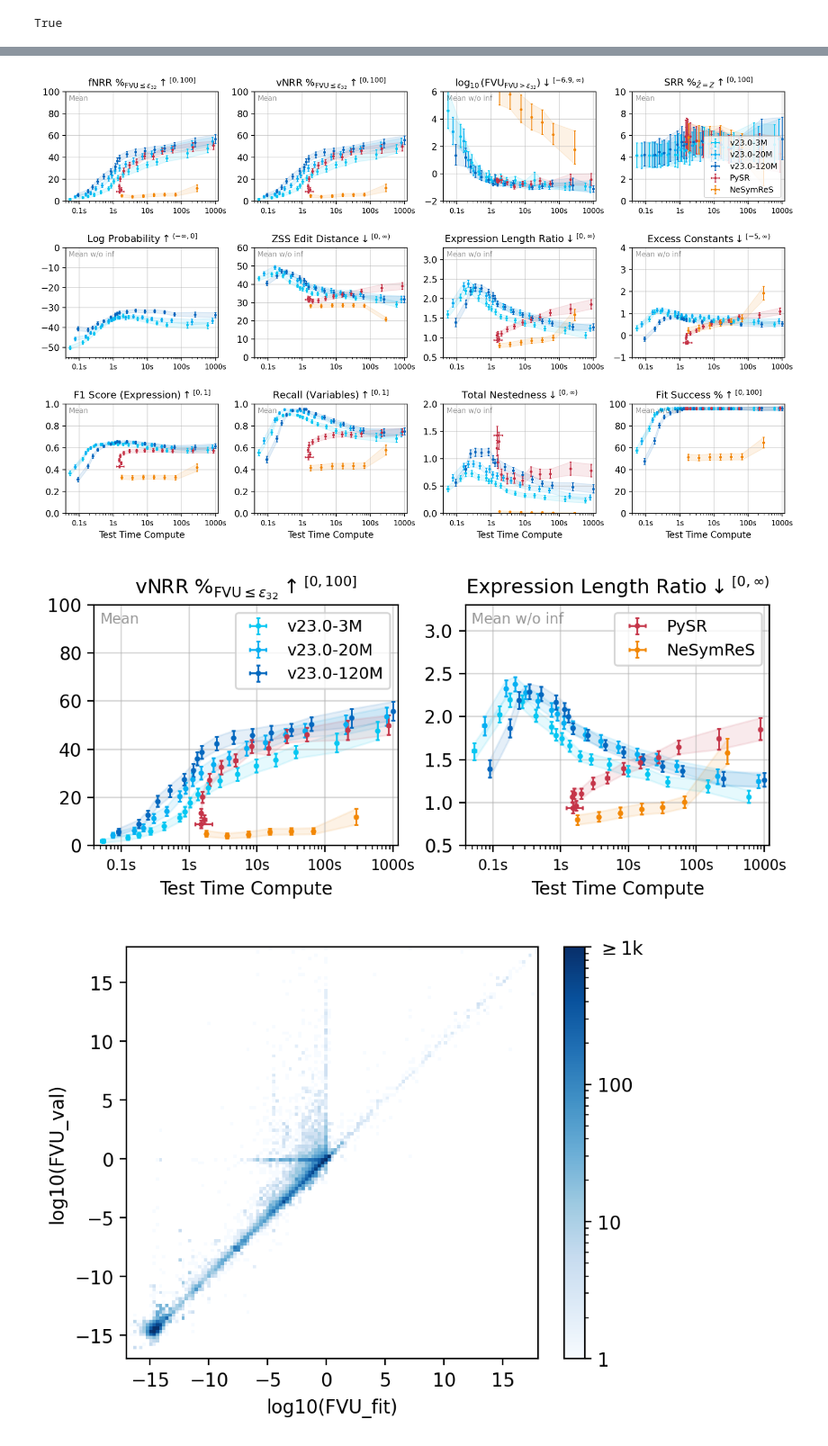
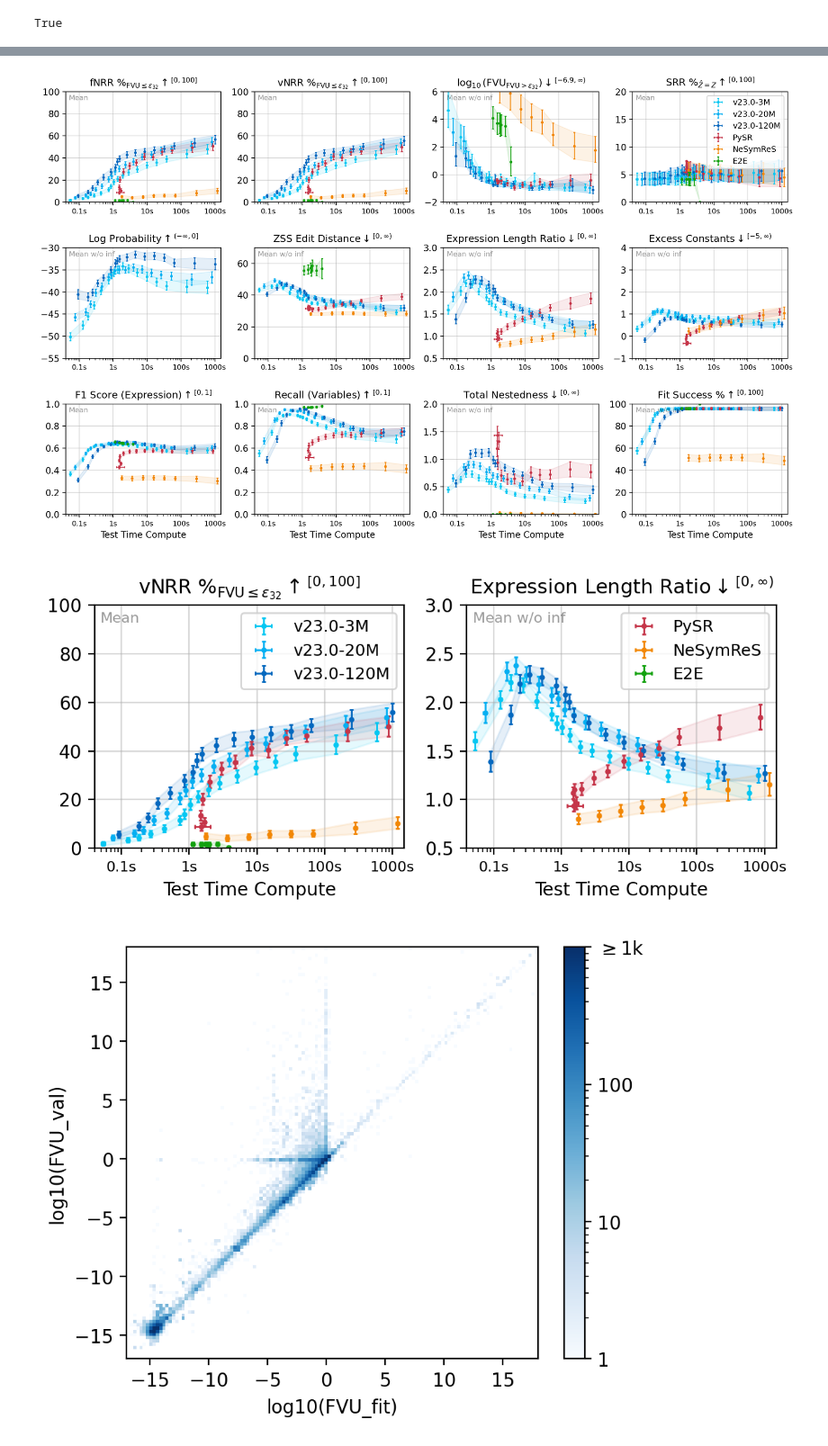
Before and after one commit to psaegert/flash-ansr, a Jupyter notebook: experimental/eval/test_time_compute_scaling.ipynb, the cells around one changed output, grey strips where cells are left out. Shown at 90% size. Cells and saved outputs as stored; diff of their text form; code cells hidden in the pictures.

Commit message:
Add longer compute experiments for E2E scaling evaluation

```diff
--- a/experimental/eval/test_time_compute_scaling.ipynb
+++ b/experimental/eval/test_time_compute_scaling.ipynb
@@ -26,12 +26,12 @@ engine = SimpliPyEngine.load('dev_7-3', install=True)
 results = {
     'pysr': {'scaling_parameter': 'niter'},
     'nesymres': {'scaling_parameter': 'beam_width'},
+    'e2e': {'scaling_parameter': 'candidates_per_bag'},
     'v23.0-3M': {'scaling_parameter': 'choices'},
     'v23.0-20M': {'scaling_parameter': 'choices'},
     'v23.0-120M': {'scaling_parameter': 'choices'},
     # 'skeleton_pool': {'scaling_parameter': 'samples'},
     # 'brute_force': {'scaling_parameter': 'max_expressions'},
-    # 'e2e': {'scaling_parameter': 'candidates_per_bag'},
 }
 # %%
 TEST_SETS = ['v23_val', 'fastsrb'][1:]
@@ -510,14 +511,14 @@ metric_pairs = [
         f'SRR $\\%_{{\hat{{Z}} = Z}} {arrow_notation(objective=1, lower=0, upper=100)}$',
         np.nanmean,
         100,
-        (0, 10)
+        (0, 100)
     )),
     (('fit_time', 'Test Time Compute', naninfmean), (
         'predicted_log_prob',
         f'$\mathrm{{Log\\ Probability}} {arrow_notation(objective=1, lower=-np.inf, upper=0)}$',
         naninfmean,
         1,
-        (-55, 0)
+        (-55, -30)
     )),
     # (('fit_time', 'Test Time Compute', naninfmean), (
     #     'skeleton_length_ratio',
@@ -531,21 +532,21 @@ metric_pairs = [
         f'$\mathrm{{ZSS\\ Edit\\ Distance}} {arrow_notation(objective=-1, lower=0, upper=np.inf)}$',
         naninfmean,
         1,
-        (0, 60)
+        (0, 70)
     )),
     (('fit_time', 'Test Time Compute', naninfmean), (
         'skeleton_length_ratio',
         f'$\mathrm{{Expression\\ Length\\ Ratio}} {arrow_notation(objective=-1, lower=0, upper=np.inf)}$',
         naninfmean,
         1,
-        (0.5, 3.3)
+        (0.5, 3)
     )),
     (('fit_time', 'Test Time Compute', naninfmean), (
         'n_constants_delta',
         f'$\mathrm{{Excess\\ Constants}} {arrow_notation(objective=-1, lower=-max_gt_constants, upper=np.inf)}$',
         naninfmean,
         1,
-        (-1, 4)
+        (-1, 2)
     )),
     (('fit_time', 'Test Time Compute', naninfmean), (
         'f1_score',
@@ -593,9 +594,9 @@ models = [
     # ('v23.0-7B', 'choices', '#011640'),
     ('pysr', 'niterations', '#c53549', 'PySR'),
     ('nesymres', 'beam_width', '#F28705', 'NeSymReS'),
+    ('e2e', 'candidates_per_bag', "#13a10e", 'E2E'),
     # ('skeleton_pool', 'samples', "#54606C", 'Prior'),
     # ('brute_force', 'max_expressions', '#000000', 'Brute Force'),
-    ('e2e', 'candidates_per_bag', "#13a10e", 'E2E'),
 ]
 
 models = [m for m in models if m[0] in results.keys()]
@@ -687,7 +688,7 @@ for ax_id, (ax, ((x_metric, x_label, x_statistic), (y_metric, y_label, y_statist
 
     ax.set_title(y_label, fontsize=11)
     ax.set_xscale('log')
-    ax.set_xlim(0.04, 1200)
+    ax.set_xlim(0.04, 1500)
     ax.set_xticks([0.1, 1, 10, 100, 1000])
     ax.set_xticklabels(['0.1s', '1s', '10s', '100s', '1000s'], fontsize=x_ticks_fontsize)
 
@@ -716,4 +717,4 @@ fig.tight_layout(w_pad=0.5, h_pad=2)
 
 plt.savefig(get_path('results', 'test_time_compute', create=True, filename=f'test_time_compute_{test_set}.svg'), dpi=200)
 # %% [output]
-[figure, old version]
+[figure, new version]
@@ -739,7 +742,7 @@ metric_pairs = [
         f'$\mathrm{{Expression\\ Length\\ Ratio}} {arrow_notation(objective=-1, lower=0, upper=np.inf)}$',
         naninfmean,
         1,
-        (0.5, 3.3)
+        (0.5, 3)
     )),
 ]
 
@@ -752,6 +755,7 @@ models = [
     # ('v23.0-7B', 'choices', '#011640'),
     ('pysr', 'niterations', '#c53549', 'PySR'),
     ('nesymres', 'beam_width', '#F28705', 'NeSymReS'),
+    ('e2e', 'candidates_per_bag', "#13a10e", 'E2E'),
     # ('skeleton_pool', 'samples', "#54606C", 'Prior'),
     # ('brute_force', 'max_expressions', '#000000', 'Brute Force'),
 ]
@@ -782,7 +786,7 @@ short_scaling_parameters = {
 
 models_per_legend_list = [
     ['v23.0-3M', 'v23.0-20M', 'v23.0-120M'],
-    ['pysr', 'nesymres'],
+    ['pysr', 'nesymres', 'e2e'],
 ]
 
 for ax_id, (models_per_legend, ax, ((x_metric, x_label, x_statistic), (y_metric, y_label, y_statistic, y_factor, ylim))) in enumerate(zip(models_per_legend_list, axes.flatten(), metric_pairs)):
@@ -855,37 +859,37 @@ for ax_id, (models_per_legend, ax, ((x_metric, x_label, x_statistic), (y_metric,
 
     ax.set_title(y_label, fontsize=11)
     ax.set_xscale('log')
-    ax.set_xlim(0.04, 1200)
+    ax.set_xlim(0.04, 1500)
     ax.set_xticks([0.1, 1, 10, 100, 1000])
     ax.set_xticklabels(['0.1s', '1s', '10s', '100s', '1000s'], fontsize=x_ticks_fontsize)
 
     ax.grid(alpha=0.5)
 
 axes.flatten()[0].legend(fontsize=9, loc='upper right')
 axes.flatten()[1].legend(fontsize=9, loc='upper right')
 
 # flash = plt.imread(get_path('assets', 'flash.png'))
 # ax_image = fig.add_axes([0.157, 0.75, 0.05, 0.05], anchor='NE', zorder=10)
 # ax_image.imshow(flash)
 # ax_image.axis('off')
 
 
 for ax_id, ax in enumerate(axes.flatten()[len(metric_pairs):]):
     ax.axis('off')
 
     # Add an xlabel to the axis above
     if (ax_id + len(metric_pairs)) // COLS == ROWS - 1:
         axes.flatten()[len(metric_pairs) - COLS + (ax_id % COLS)].set_xlabel(x_label)
 
 fig.tight_layout(w_pad=0.5, h_pad=2)
 
 
 # fig.suptitle(f"Test Set: {test_set.title()}", fontsize=16)
 # fig.subplots_adjust(top=0.90)
 
 plt.savefig(get_path('results', 'test_time_compute', create=True, filename=f'small_test_time_compute_{test_set}.svg'), dpi=200)
 # %% [output]
-[figure, old version]
+[figure, new version]
 # %%
 all_fvu_fit = np.concatenate([
     results[model]['results'][test_set][n]['fvu_fit']
```
Also changed, not shown: parts of 9 cells of this notebook, 2 other files.
